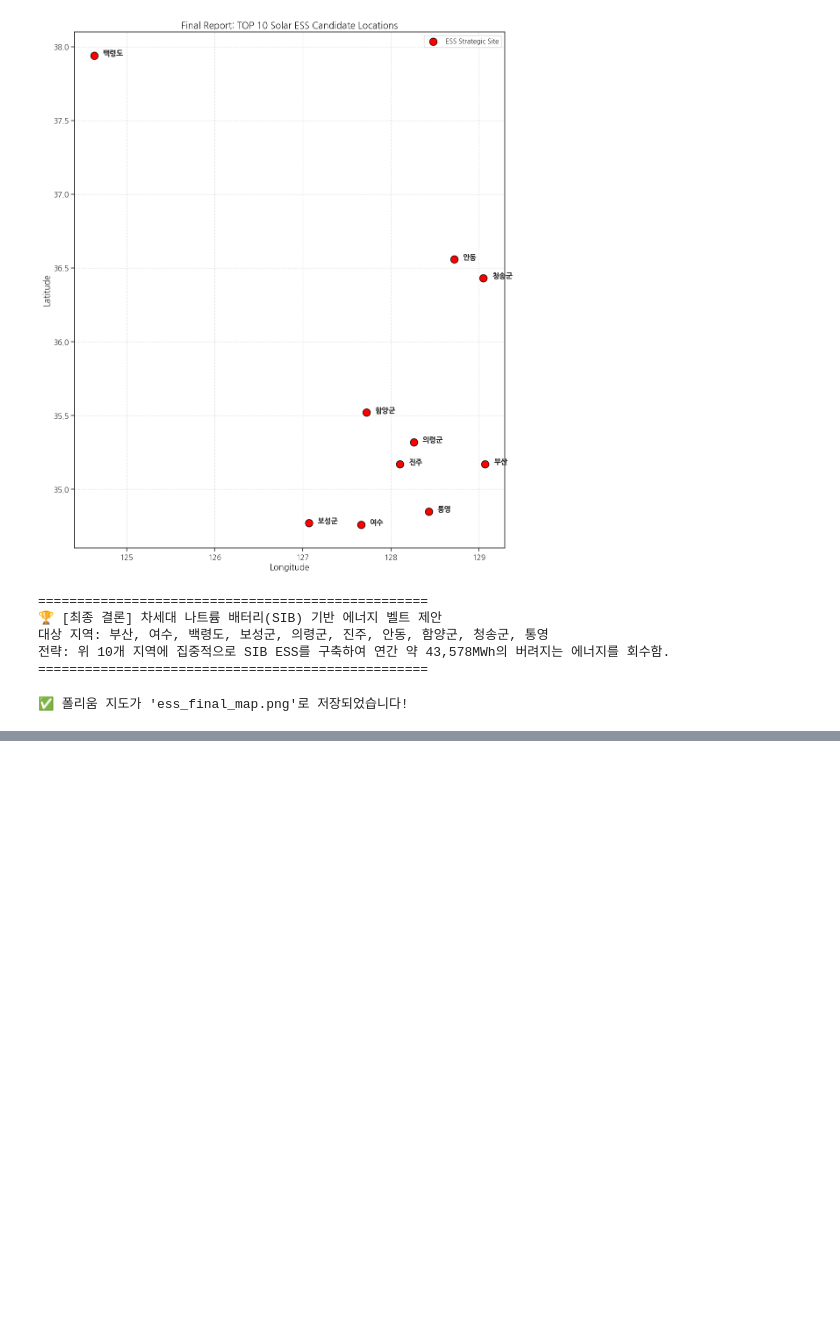
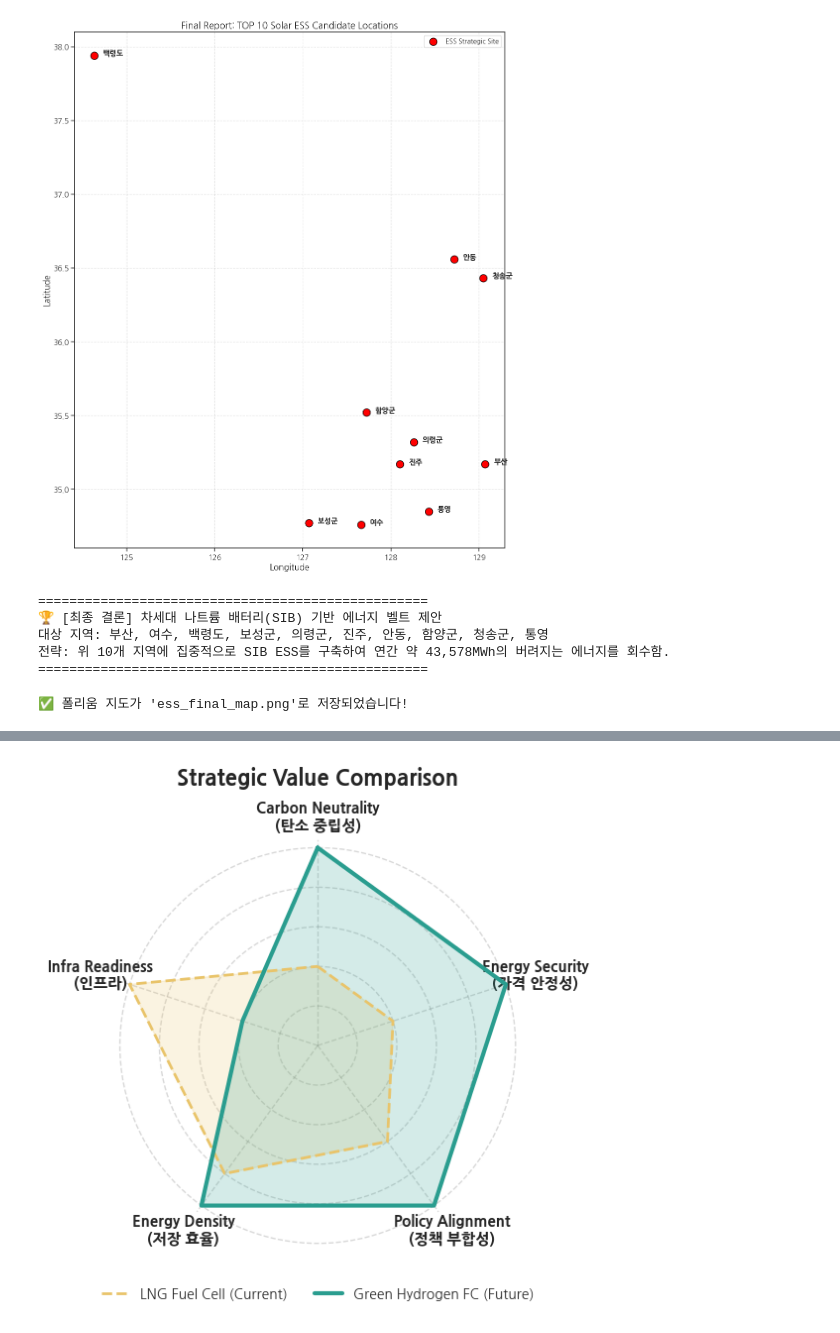
Before and after one commit to s2pray4u2s/seoul-pv-load-analysis, a Jupyter notebook: notebooks/1.ipynb, the cells around one changed output, grey strips where cells are left out. Cells and saved outputs as stored; diff of their text form; code cells hidden in the pictures; blank space fills up the shorter version.

```diff
--- a/notebooks/1.ipynb
+++ b/notebooks/1.ipynb
@@ -341,0 +737,60 @@ print("✅ 폴리움 지도가 'ess_final_map.png'로 저장되었습니다!")
+# %%
+import matplotlib.pyplot as plt
+import numpy as np
+import matplotlib.font_manager as fm
+
+# 폰트 설정 (환경에 따라 다를 수 있음, 여기서는 나눔고딕 시도)
+# 리눅스 환경(코랩 등)을 가정하여 나눔 폰트 설정
+plt.rcParams['font.family'] = 'NanumGothic'
+plt.rcParams['axes.unicode_minus'] = False
+
+# 데이터 설정 (5점 만점)
+labels = ['Carbon Neutrality\n(탄소 중립성)', 'Energy Security\n(가격 안정성)',
+          'Policy Alignment\n(정책 부합성)', 'Energy Density\n(저장 효율)', 'Infra Readiness\n(인프라)']
+
+# 점수 설정
+stats_gas = [2, 2, 3, 4, 5]
+stats_h2 = [5, 5, 5, 5, 2]
+
+# 레이더 차트 데이터 마감 처리
+stats_gas += stats_gas[:1]
+stats_h2 += stats_h2[:1]
+angles = np.linspace(0, 2*np.pi, len(labels), endpoint=False).tolist()
+angles += angles[:1]
+
+# 그래프 스타일
+fig, ax = plt.subplots(figsize=(10, 6), subplot_kw=dict(polar=True))
+
+# 0. 차트 회전 (첫 번째 항목이 12시 방향에 오도록)
+ax.set_theta_offset(np.pi / 2)
+ax.set_theta_direction(-1)
+
+# 1. 가스 연료전지 (Gas)
+ax.plot(angles, stats_gas, color='#E9C46A', linewidth=2, linestyle='--', label='LNG Fuel Cell (Current)')
+ax.fill(angles, stats_gas, color='#E9C46A', alpha=0.2)
+
+# 2. 수소 연료전지 (Hydrogen)
+ax.plot(angles, stats_h2, color='#2A9D8F', linewidth=3, label='Green Hydrogen FC (Future)')
+ax.fill(angles, stats_h2, color='#2A9D8F', alpha=0.2)
+
+# 3. 축 설정
+ax.set_yticklabels([]) # Y축 숫자 숨김
+ax.set_xticks(angles[:-1])
+ax.set_xticklabels(labels, fontsize=11, fontweight='bold')
+
+# 테두리와 그리드 조정
+ax.spines['polar'].set_visible(False)
+ax.grid(color='gray', alpha=0.3, linestyle='--')
+
+# Y축 범위 살짝 여유 있게 (라벨과 겹치지 않게)
+ax.set_ylim(0, 5.2)
+
+# 4. 범례 및 제목 (가운데 정렬을 위해 범례를 하단으로 이동)
+plt.title('Strategic Value Comparison', fontsize=16, fontweight='bold', pad=40)
+plt.legend(loc='lower center', bbox_to_anchor=(0.5, -0.15),
+           ncol=2, fontsize=10, frameon=False)
+
+plt.tight_layout()
+plt.savefig('radar_chart_centered.png', dpi=300, bbox_inches='tight')
+# %% [output]
+[figure, added]
```
Also changed, not shown: parts of 11 cells of this notebook, 37 other files.
